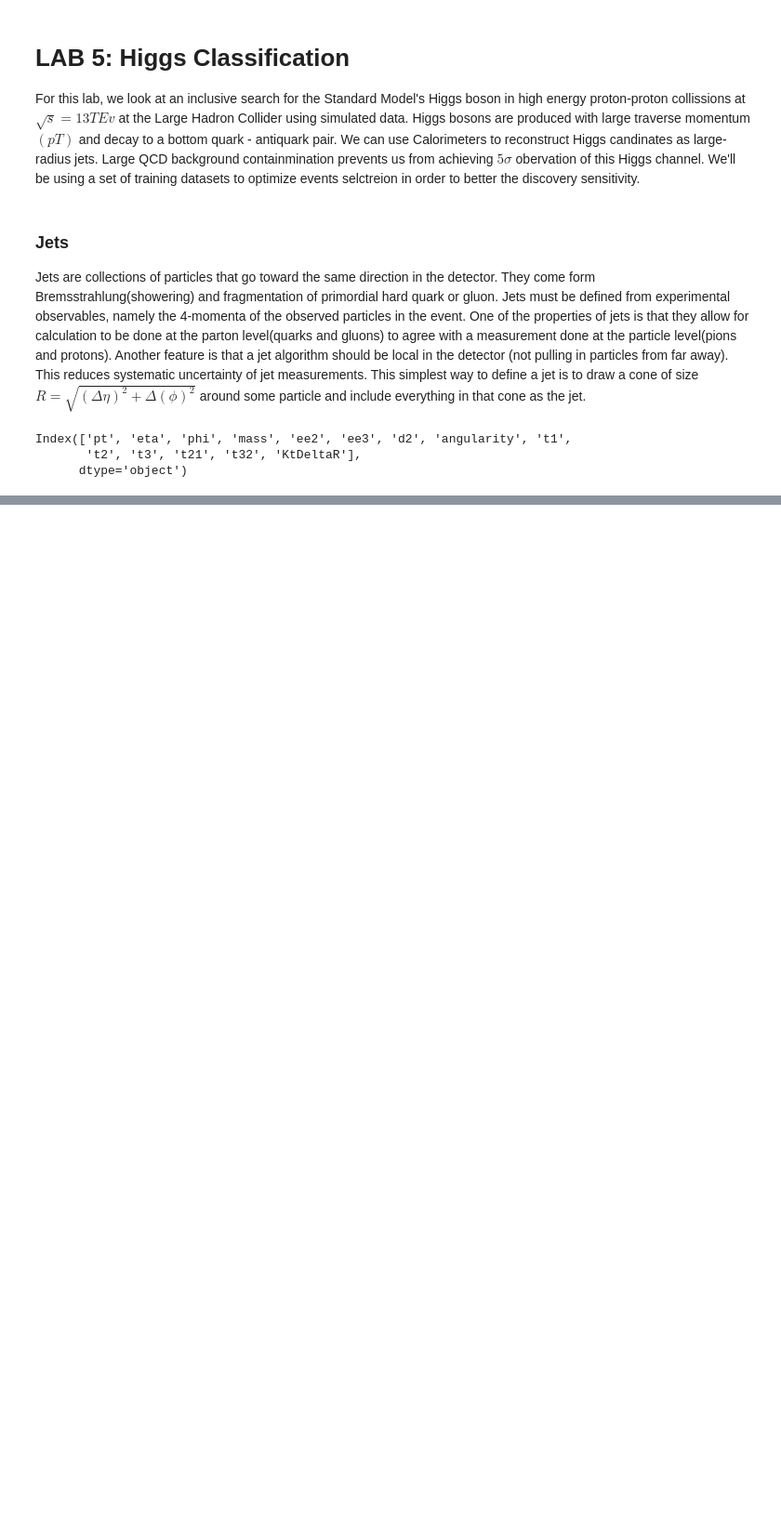
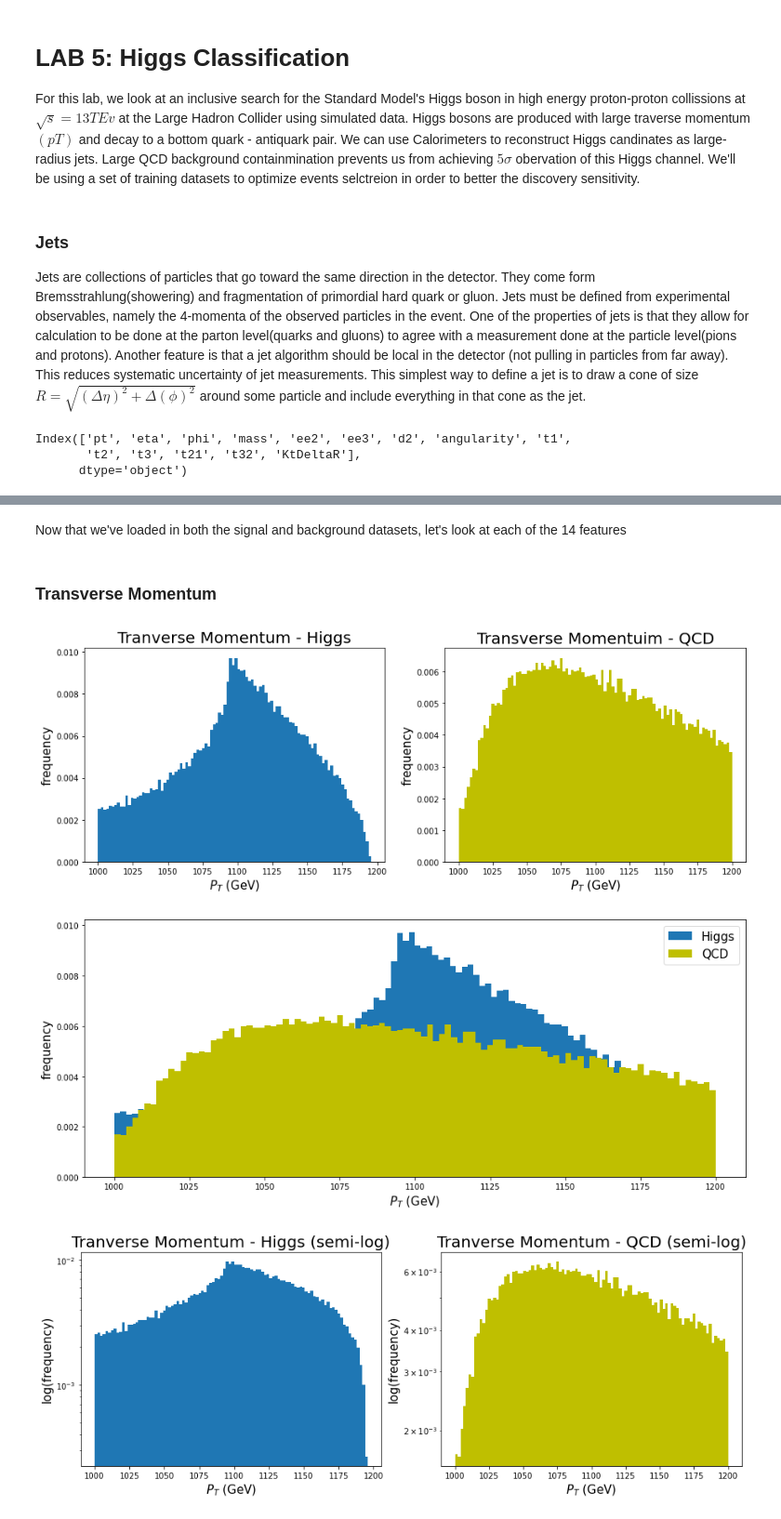
Before and after one commit to MinniVan/PHYS-434, a Jupyter notebook: lab-5.ipynb, the cells around one changed output, grey strips where cells are left out. Shown at 93% size. Saved outputs shown, nothing was run; the diff lists cells and outputs as text; code cells hidden in the pictures; blank space fills up the shorter version.

```diff
--- a/lab-5.ipynb
+++ b/lab-5.ipynb
@@ -36,0 +56,8 @@ for i in range(10):
+# %%
+# signal dataset
+file1 = open ("../higgs_100000_pt_1000_1200.pkl",'rb')
+higgs_data = pickle.load(file1)
+
+# background dataset
+file2 = open ("../qcd_100000_pt_1000_1200.pkl",'rb')
+qcd_data = pickle.load(file2)
@@ -36,0 +86,53 @@ for i in range(10):
+# %% [markdown]
+Now that we've loaded in both the signal and background datasets, let's look at each of the 14 features
+# %% [markdown]
+### Transverse Momentum
+# %%
+l1 = 'Tranverse Momentum - Higgs'
+l2 = 'Transverse Momentuim - QCD'
+l3 = 'Tranverse Momentum - Higgs (semi-log)'
+l4 = 'Tranverse Momentum - QCD (semi-log)'
+
+H_pt = higgs_data['pt'][:]
+Q_pt = qcd_data['pt'][:]
+fig,ax = plt.subplots(1,2,figsize=(15,5))
+ax[0].hist(H_pt,density=True, bins=100)
+ax[0].set_title(l1,fontsize=20)
+ax[0].set_xlabel("$P_T$ (GeV)",fontsize=15)
+ax[0].set_ylabel("frequency",fontsize=15)
+ax[1].hist(Q_pt,density=True, bins=100,color='y')
+ax[1].set_title(l2,fontsize=20)
+ax[1].set_xlabel("$P_T$ (GeV)",fontsize=15)
+ax[1].set_ylabel("frequency",fontsize=15)
+fig,ax = plt.subplots(figsize=(15,6))
+ax.hist(H_pt,density=True, bins=100,label="Higgs")
+ax.hist(Q_pt,density=True, bins=100,color='y',label="QCD")
+ax.set_xlabel("$P_T$ (GeV)",fontsize=15)
+ax.set_ylabel("frequency",fontsize=15)
+ax.legend(fontsize=15);
+
+
+H_pt = higgs_data['pt'][:]
+Q_pt = qcd_data['pt'][:]
+fig,ax = plt.subplots(1,2,figsize=(15,5))
+ax[0].hist(H_pt,density=True, bins=100)
+ax[0].set_yscale('log')
+ax[0].set_title(l3,fontsize=20)
+ax[0].set_xlabel("$P_T$ (GeV)",fontsize=15)
+ax[0].set_ylabel("log(frequency)",fontsize=15)
+ax[1].hist(Q_pt,density=True, bins=100,color='y')
+ax[1].set_title(l4,fontsize=20)
+ax[1].set_xlabel("$P_T$ (GeV)",fontsize=15)
+ax[1].set_yscale('log')
+ax[1].set_ylabel("log(frequency)",fontsize=15)
+fig,ax = plt.subplots(figsize=(15,6))
+ax.hist(H_pt,density=True, bins=100,label="Higgs (semi-log)")
+ax.hist(Q_pt,density=True, bins=100,color='y',label="QCD (semi-log)")
+ax.set_xlabel("$P_T$ (GeV)",fontsize=15)
+ax.set_ylabel("log(frequency)",fontsize=15)
+ax.set_yscale('log')
+ax.legend(fontsize=15);
+# %% [output]
+[figure, added]
+[figure, added]
+[figure, added]
```
Also changed, not shown: parts of 32 cells of this notebook.
